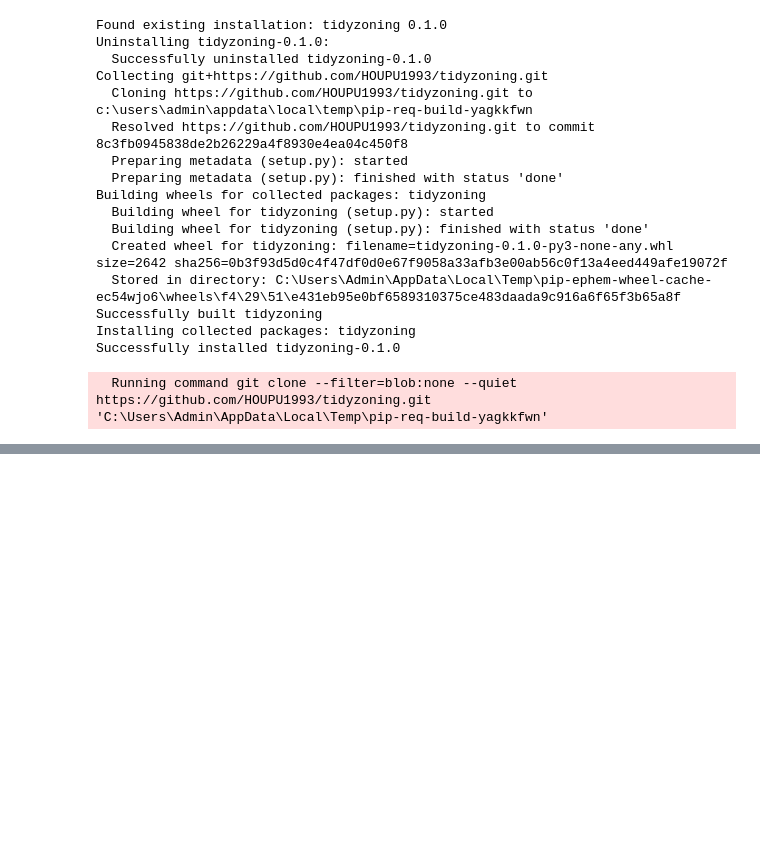
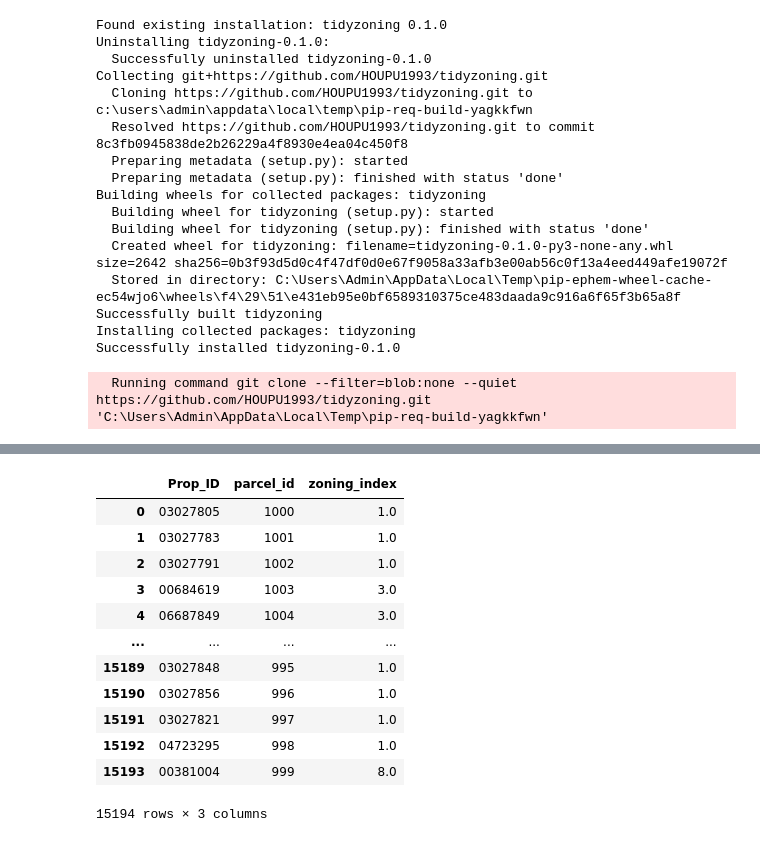
Before and after one commit to HOUPU1993/tidyzoning, a Jupyter notebook: test.ipynb, the cells around one changed output, grey strips where cells are left out. Drawn from its saved outputs; the diff is of its cells as text; code cells hidden in the pictures; blank space fills up the shorter version.

```diff
--- a/test.ipynb
+++ b/test.ipynb
@@ -96,0 +98,51 @@ tidydistrict
+# %%
+def find_district_idx(tidyparcel, tidyzoning):
+    """
+    Optimized version: Find the indices of the districts in `tidyzoning` that contain the centroids of the `tidyparcel`.
+
+    Parameters:
+    tidyparcel (GeoDataFrame): A GeoDataFrame representing the parcel.
+                               Must include rows with 'centroid' in the 'side' column.
+    tidyzoning (GeoDataFrame): A GeoDataFrame representing zoning districts with geometries.
+
+    Returns:
+    list of tuples: A list of tuples where each tuple contains:
+                    (Prop_ID, parcel_id, tidyzoning_index) if a match is found,
+                    or (Prop_ID, parcel_id, None) if no match is found.
+    """
+    # Filter rows with centroids
+    centroid_rows = tidyparcel[tidyparcel['side'] == 'centroid']
+    if centroid_rows.empty:
+        print("No centroids found in tidyparcel.")
+        return []
+
+    # Perform spatial join to find matches
+    joined = gpd.sjoin(centroid_rows, tidyzoning, how='left', predicate='within')
+
+    # Prepare results list
+    results = []
+    for _, row in joined.iterrows():
+        prop_id = row['Prop_ID']
+        parcel_id = row['parcel_id']
+        zoning_index = row['index_right'] if not pd.isna(row['index_right']) else None
+        results.append((prop_id, parcel_id, zoning_index))
+
+    return results
+# %%
+find_district_idx_results = find_district_idx(tidyparcel, tidyzoning)
+find_district_idx_results = pd.DataFrame(find_district_idx_results, columns=["Prop_ID", "parcel_id", "zoning_index"])
+find_district_idx_results
+# %% [output]
+|  | Prop_ID | parcel_id | zoning_index |
+| 0 | 03027805 | 1000 | 1.0 |
+| 1 | 03027783 | 1001 | 1.0 |
+| 2 | 03027791 | 1002 | 1.0 |
+| 3 | 00684619 | 1003 | 3.0 |
+| 4 | 06687849 | 1004 | 3.0 |
+| ... | ... | ... | ... |
+| 15189 | 03027848 | 995 | 1.0 |
+| 15190 | 03027856 | 996 | 1.0 |
+| 15191 | 03027821 | 997 | 1.0 |
+| 15192 | 04723295 | 998 | 1.0 |
+| 15193 | 00381004 | 999 | 8.0 |
+15194 rows × 3 columns
```
Also changed, not shown: parts of 11 cells of this notebook, 2 other files.
